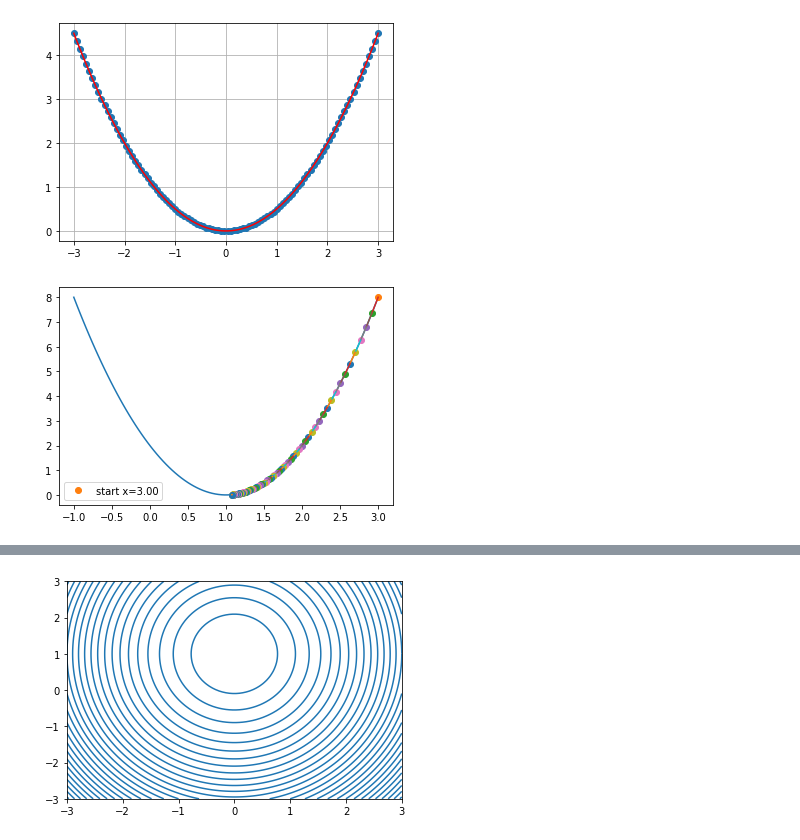
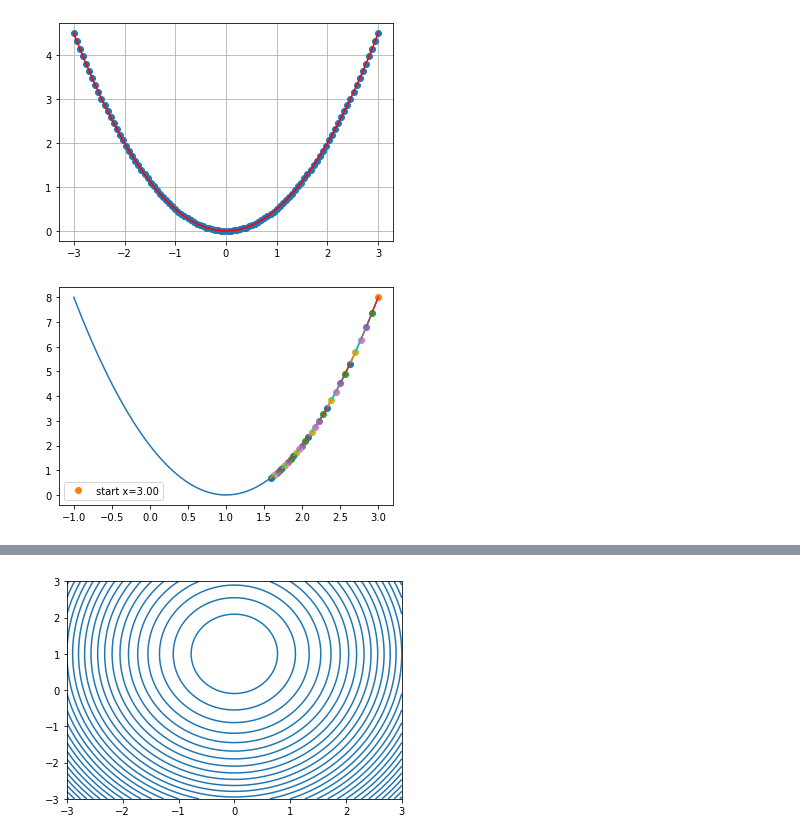
Before and after one commit to imguru-mooc/deep_learning_nlp, a Jupyter notebook: Chapter_2/1.linear_regression.ipynb, the cells around one changed output, grey strips where cells are left out. Cells and saved outputs as stored; diff of their text form; code cells hidden in the pictures.

```diff
--- a/Chapter_2/1.linear_regression.ipynb
+++ b/Chapter_2/1.linear_regression.ipynb
@@ -161,35 +161,35 @@ plt.show()
 import numpy as np   # numeriacal computing
 import matplotlib.pyplot as plt  # plotting core
 
 # simple function to demo step size
 def f(x) : # A parabola
     f = 0.5*(2-x*2)**2
     return f
 def Df(x) : # The derivative (gradient)
     Df = 2*(2-x*2)
     return Df
 def xp1(x,alpha) : # update
     xp1 = x + alpha * Df(x)
     return xp1
 
 def plot_steps( guess, alpha, nsteps) :
     fig, ax = plt.subplots()
     x = np.linspace(-1,3,100)
     ax.plot(x, f(x))
     x = guess
     ax.plot(x,f(x), 'o', label='start x=%.2f' %x )
     for i in range(nsteps):
         xold = x
         x = xp1(x,alpha)
         #ax.plot(x,f(x), 'o', label='x = %.2f' %x)
         ax.plot(x,f(x), 'o')
         ax.plot([xold,x],[f(xold),f(x)], '-')
     plt.legend()
     plt.show()
 
-plot_steps( 3, 0.01, 80 )
+plot_steps( 3, 0.01, 30 )
 # %% [output]
-[figure, old version]
+[figure, new version]
 # %%
 import numpy as np   # numeriacal computing
 import matplotlib.pyplot as plt  # plotting core
```
Also changed, not shown: parts of 11 cells of this notebook, 1 other file.
